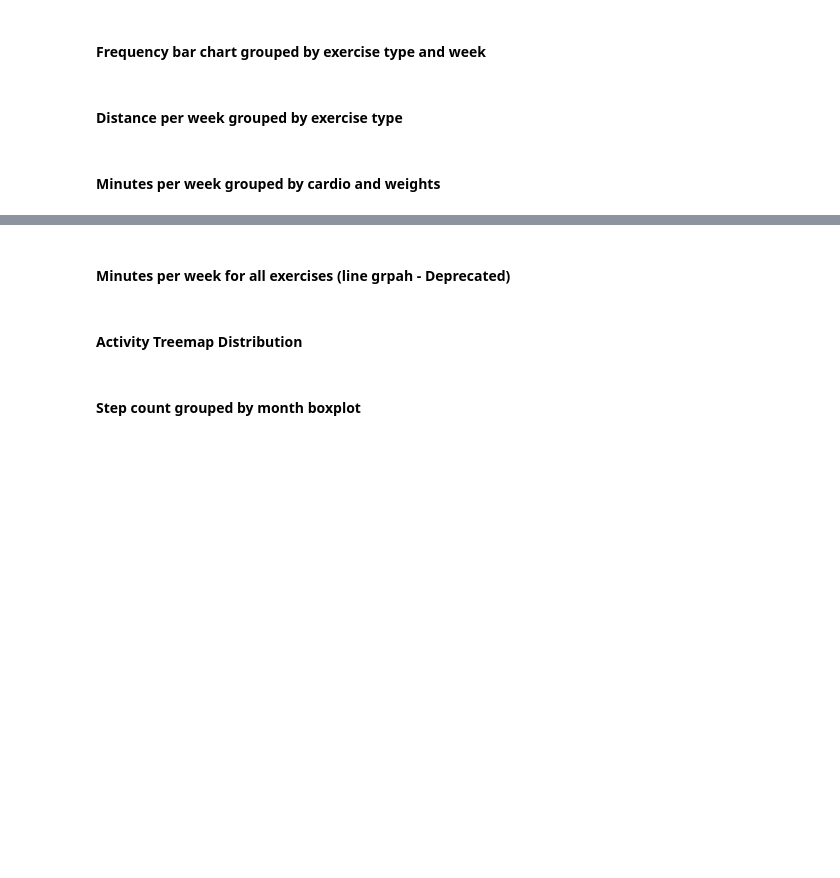
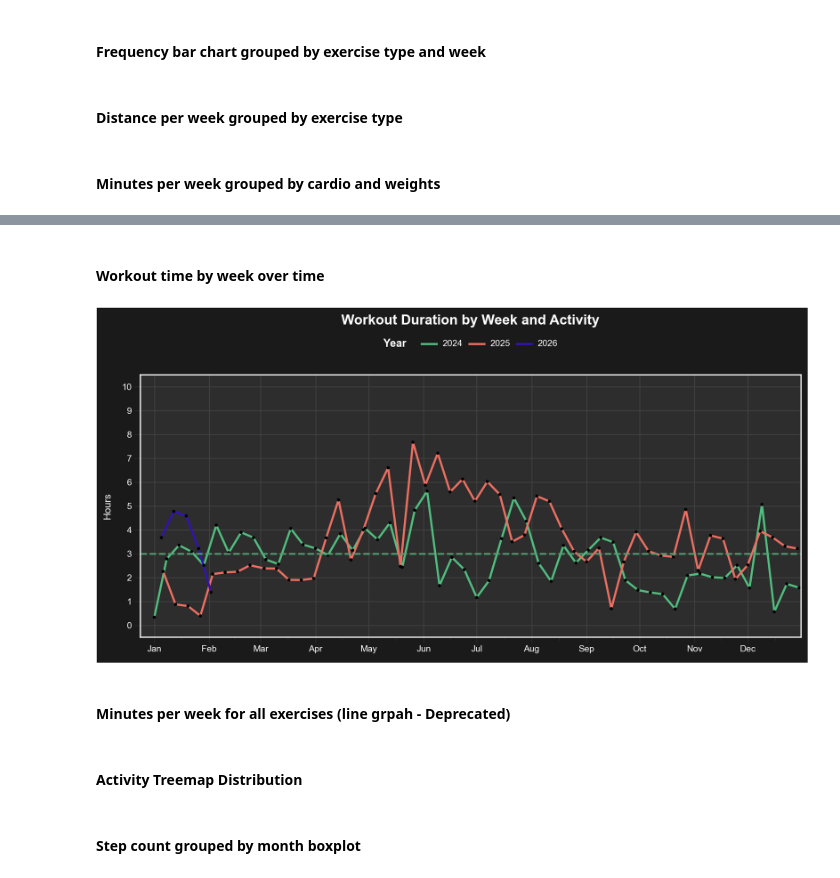
Before and after one commit to Ryan-Iacovone/Habit-Tracker-Website, a Jupyter notebook: QA_Env.ipynb, the cells around one changed output, grey strips where cells are left out. Saved outputs shown, nothing was run; the diff lists cells and outputs as text; code cells hidden in the pictures; blank space fills up the shorter version.

```diff
--- a/QA_Env.ipynb
+++ b/QA_Env.ipynb
@@ -525,3 +915,65 @@ plot
+# %% [markdown]
+#### Workout time by week over time
+# %%
+# Gather average weekly time spent working out using last 3 months data
+workout_time_df = aw_all[(aw_all['metric'] == 'Duration') & (aw_all['week_date'].dt.year >= 2024) ].groupby(['week_date'])['value'].agg(Time='sum', n='count').reset_index()
+
+workout_time_df["Hours"] = (workout_time_df["Time"]/60).round(2)
+workout_time_df["Year"] = pd.Categorical(workout_time_df['week_date'].dt.year.astype(str))
+workout_time_df["Hours"] = (workout_time_df["Time"]/60).round(2)
+workout_time_df["month_day"] = workout_time_df['week_date'].dt.strftime('%m-%d')  # Extract month-day for alignment
+
+# Create a reference date in a common year (e.g., 2024) for plotting
+workout_time_df["plot_date"] = pd.to_datetime('2024-' + workout_time_df["month_day"])
+
+# Creating normalized datetime for all years
+# We set every year to 2000 so they align on the x-axis, but keep month/day
+workout_time_df['norm_date'] = workout_time_df['week_date'].apply(lambda dt: dt.replace(year=2000))
+
+plot = (ggplot(workout_time_df, aes(x= 'plot_date', y='Hours', group = 'Year', color = 'Year')) +
+    geom_line(size=1.2) +
+    geom_point(color = "Black", size = .8) +
+    #geom_text(aes(label='Hours'), position=position_dodge(width=0.9), va='bottom') + # va & ha are used for veritcal and horizontal allignment
+
+    geom_hline(yintercept=3, color="#549f74", linetype='dashed', size=1) + # Cardio goal
+
+    #scale_fill_brewer(type='qual', palette='Set2') +
+    scale_color_manual(values={'2024': "#52be80", '2025': '#ec7063', '2026': "#3414B3"}) +
+
+
+    scale_x_datetime(date_labels='%b', date_breaks='1 month', expand=(0, 8, 0, 1)) + # https://plotnine.org/reference/scale.html
+
+    scale_y_continuous(breaks = range(0, 11), # Defining breaks of y axis (every number between 0 and 10 within the limit)
+                    limits = [0, 10]) + # Defining zoom of y axis
+
+    labs(title='Workout Duration by Week and Activity',
+        x='',
+        y='Hours',
+        color='Year') +
+    #theme_matplotlib() +
+    theme_seaborn() +
+    theme(figure_size=(10, 5),
+        axis_ticks_length_minor_y = 0, # Turn off minor ticks by setting length to be 0
+          axis_text_x=element_text(vjust=1),
+
+    plot_background=element_rect(fill='#1a1a1a'),
+    panel_background=element_rect(fill='#2d2d2d'),
+    legend_position='top',
+    legend_title=element_text(color='white', size=11, weight='bold'),
+    legend_direction='horizontal',
+    legend_text=element_text(color='white', size=9),
+    legend_background=element_blank(),
+    legend_key=element_blank(), # Removes boxing/shading around lines in legend
+    axis_text=element_text(color='white', size=9),
+    axis_title=element_text(color='white', size=10), # Axis labels
+    plot_title=element_text(color='white', size=14, weight='bold'), # plot title
+    panel_grid_major=element_line(color='#404040', size=1)
+)
+)
+
+plot
+# %% [output]
+[figure, added]
 # %% [markdown]
 #### Minutes per week for all exercises (line grpah - Deprecated)
 # %%
```
Also changed, not shown: parts of 69 cells of this notebook, 10 other files.
